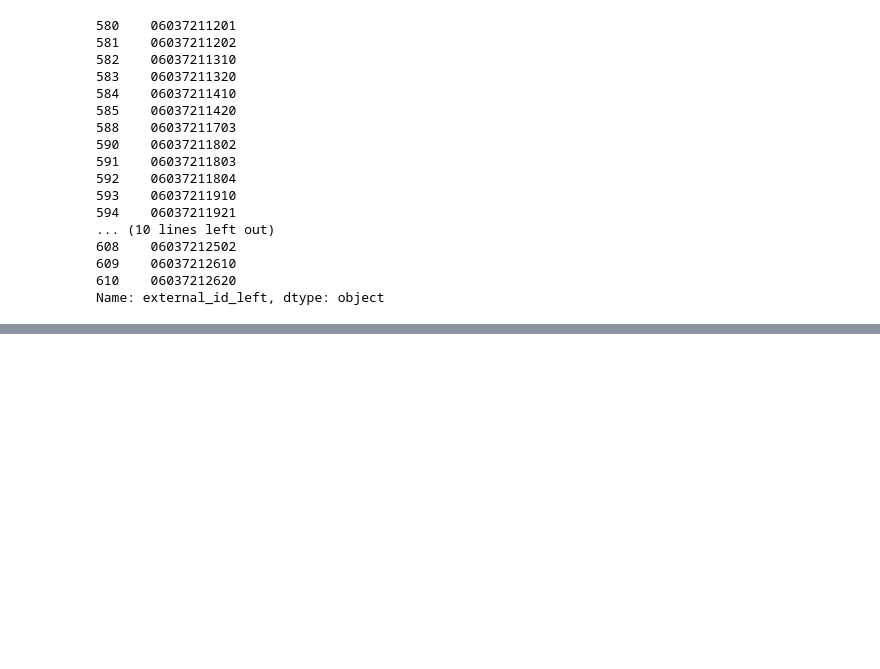
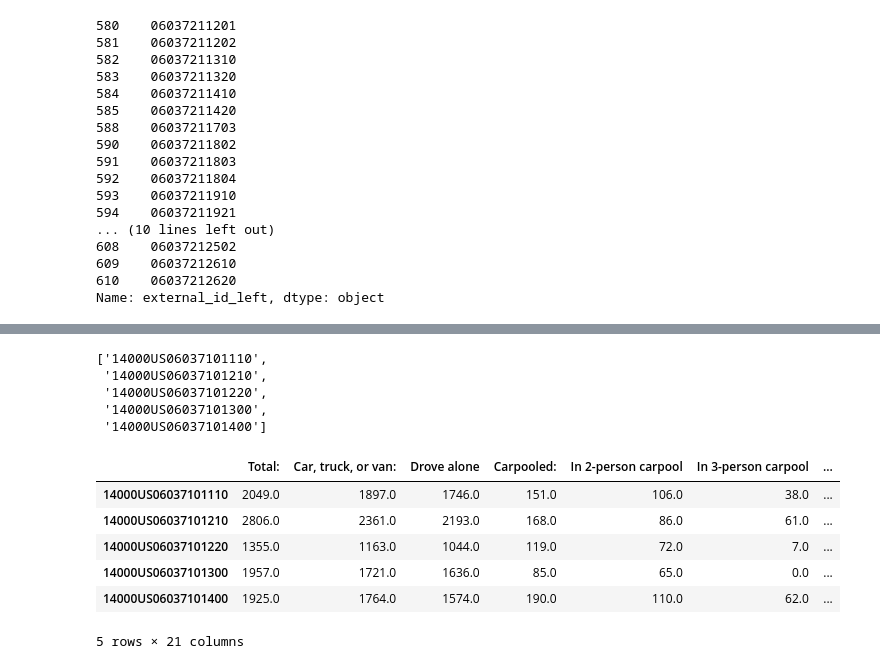
Before and after one commit to policyclub/zoning-metadata, a Jupyter notebook: analysis/koreatown.ipynb, the cells around one changed output, grey strips where cells are left out. Saved outputs shown, nothing was run; the diff lists cells and outputs as text; code cells hidden in the pictures; blank space fills up the shorter version.

```diff
--- a/analysis/koreatown.ipynb
+++ b/analysis/koreatown.ipynb
@@ -53,0 +103,3 @@ get_dataframe(tables=['B08134', 'B08136'],geoids=['14000US06037212305'])
+# %%
+affected_tracts = census_tracts[census_tracts.intersects(affectedArea)]
+affected_tracts.head()
@@ -53,0 +114,22 @@ get_dataframe(tables=['B08134', 'B08136'],geoids=['14000US06037212305'])
+# %%
+lookup_list = list(affected_tracts['external_id'].apply(lambda x: census_prefix + x ))
+lookup_list[:5]
+# %% [output]
+['14000US06037101110',
+ '14000US06037101210',
+ '14000US06037101220',
+ '14000US06037101300',
+ '14000US06037101400']
+# %%
+raw_data = [get_dataframe(tables=['B08301'], geoids = [l],col_names=True) for l in lookup_list]
+# %%
+affected_tracts = pd.concat(raw_data)
+affected_tracts.head()
+# %% [output]
+|  | Total: | Car, truck, or van: | Drove alone | Carpooled: | In 2-person carpool | In 3-person carpool | ... |
+| 14000US06037101110 | 2049.0 | 1897.0 | 1746.0 | 151.0 | 106.0 | 38.0 | ... |
+| 14000US06037101210 | 2806.0 | 2361.0 | 2193.0 | 168.0 | 86.0 | 61.0 | ... |
+| 14000US06037101220 | 1355.0 | 1163.0 | 1044.0 | 119.0 | 72.0 | 7.0 | ... |
+| 14000US06037101300 | 1957.0 | 1721.0 | 1636.0 | 85.0 | 65.0 | 0.0 | ... |
+| 14000US06037101400 | 1925.0 | 1764.0 | 1574.0 | 190.0 | 110.0 | 62.0 | ... |
+5 rows × 21 columns
```
Also changed, not shown: parts of 19 cells of this notebook.
